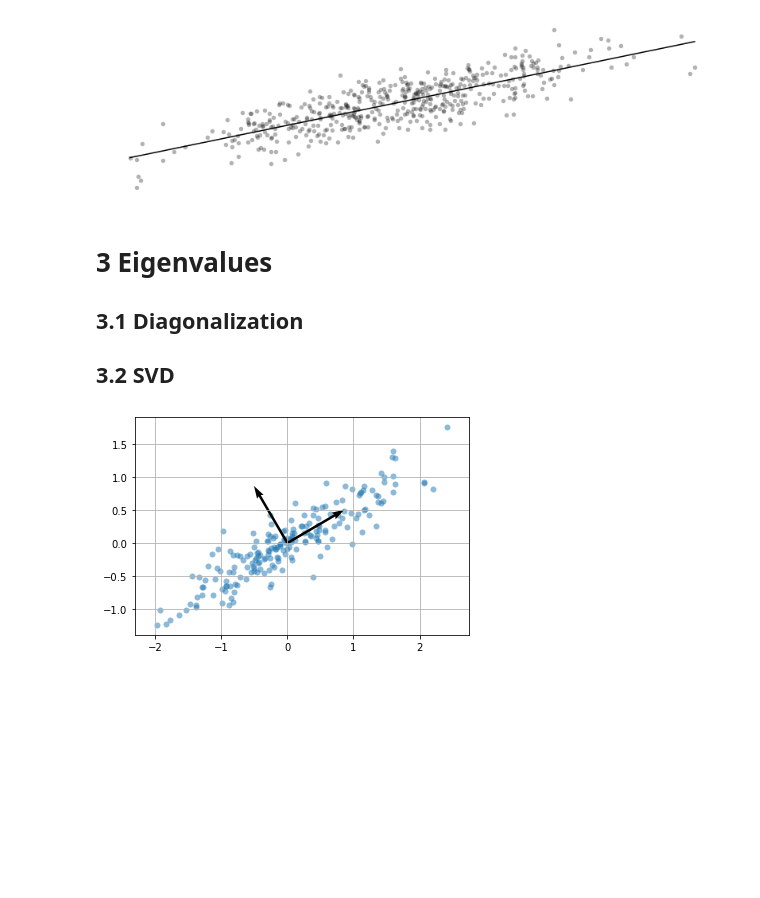
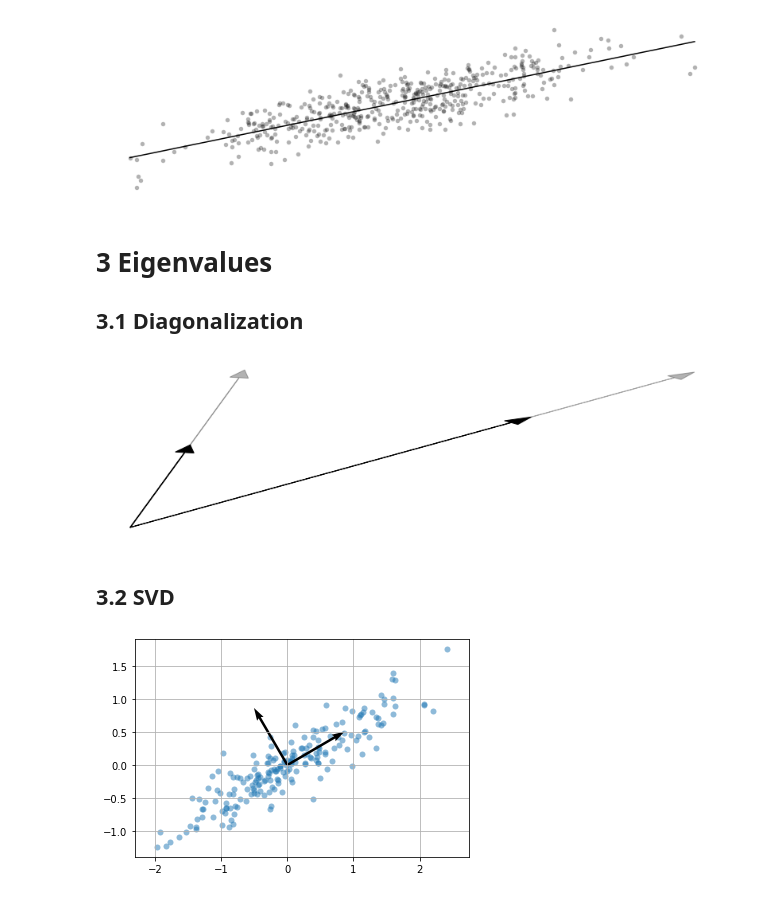
Before and after one commit to UBCMath/MATH307, a Jupyter notebook: img/images.ipynb, the cells around one changed output. Drawn from its saved outputs; the diff is of its cells as text; code cells hidden in the pictures; blank space fills up the shorter version.

```diff
--- a/img/images.ipynb
+++ b/img/images.ipynb
@@ -373,8 +373,19 @@ plt.show()
 # 3 Eigenvalues
 
 ## 3.1 Diagonalization
-
-## 3.2 SVD
+# %%
+plt.figure(figsize=(14,4))
+plt.arrow(0,0,0.2,1,color='k',head_width=0.035,alpha=0.3)
+plt.arrow(0,0,0.1,.5,color='k',head_width=0.035)
+plt.arrow(0,0,1,1,color='k',head_width=0.035,alpha=0.3)
+plt.arrow(0,0,0.7,0.7,color='k',head_width=0.035)
+plt.axis(False)
+plt.savefig('03_01_01.png',dpi=300)
+plt.show()
+# %% [output]
+[figure, added]
+# %% [markdown]
+## 3.2 SVD
 # %%
 N = 200
 x = np.random.randn(N)
```
Also changed, not shown: 2 other files.
